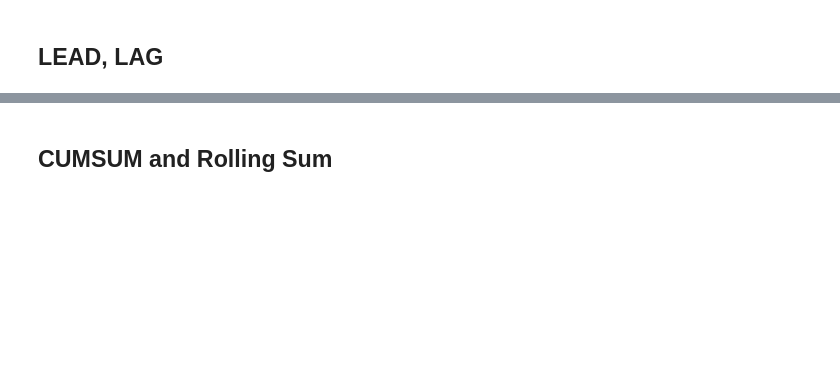
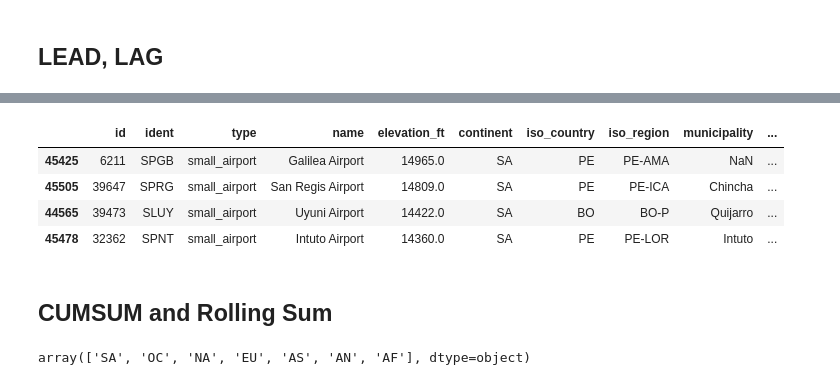
Before and after one commit to shadowind/DS_Challenge, a Jupyter notebook: SQL Python Mapping.ipynb, the cells around one changed output, grey strips where cells are left out. Cells and saved outputs as stored; diff of their text form; code cells hidden in the pictures; blank space fills up the shorter version.

```diff
--- a/SQL Python Mapping.ipynb
+++ b/SQL Python Mapping.ipynb
@@ -343,4 +396,17 @@ df["wow_difference"] = df.trips.diff(7)
+# %%
+airports["elevation_ft_lead"] = airports.groupby(['continent'])["elevation_ft"].shift(-1)
+airports.head(4)
+# %% [output]
+|  | id | ident | type | name | elevation_ft | continent | iso_country | iso_region | municipality | ... |
+| 45425 | 6211 | SPGB | small_airport | Galilea Airport | 14965.0 | SA | PE | PE-AMA | NaN | ... |
+| 45505 | 39647 | SPRG | small_airport | San Regis Airport | 14809.0 | SA | PE | PE-ICA | Chincha | ... |
+| 44565 | 39473 | SLUY | small_airport | Uyuni Airport | 14422.0 | SA | BO | BO-P | Quijarro | ... |
+| 45478 | 32362 | SPNT | small_airport | Intuto Airport | 14360.0 | SA | PE | PE-LOR | Intuto | ... |
 # %% [markdown]
 ## CUMSUM and Rolling Sum
 # %%
 df["running_total_trips"] = df.trips.cumsum()
+# %%
+airports.continent.unique()
+# %% [output]
+array(['SA', 'OC', 'NA', 'EU', 'AS', 'AN', 'AF'], dtype=object)
```
Also changed, not shown: parts of 8 cells of this notebook, 2 other files.
